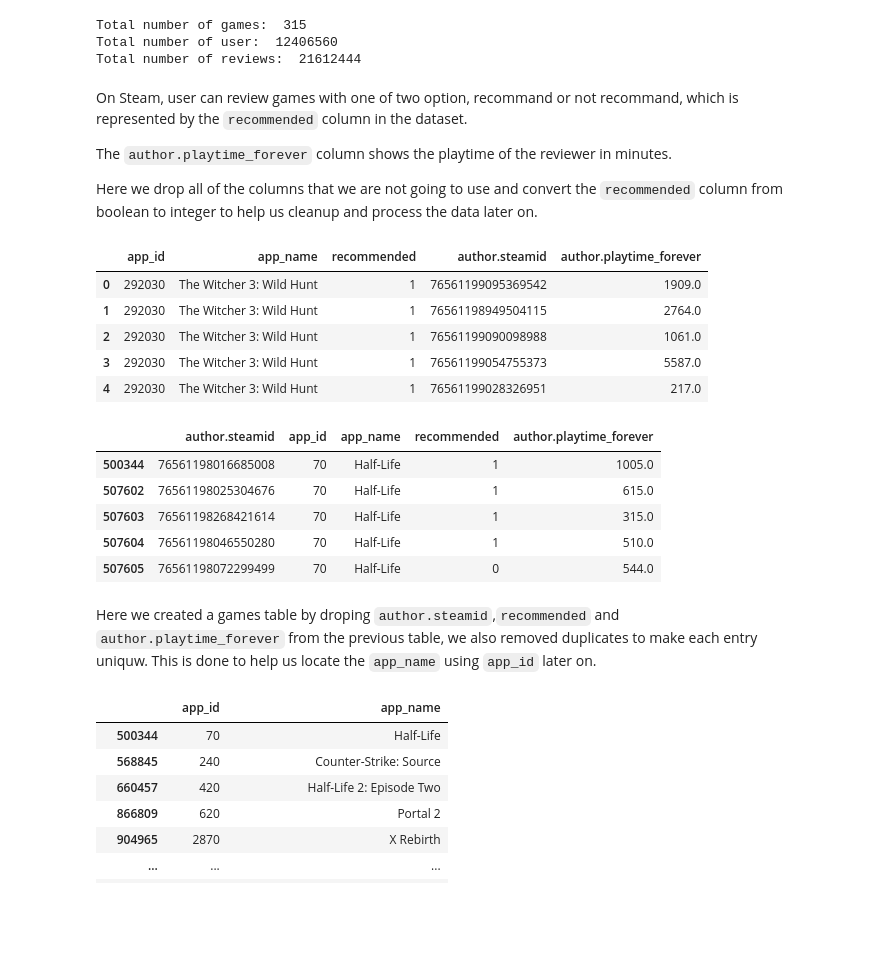
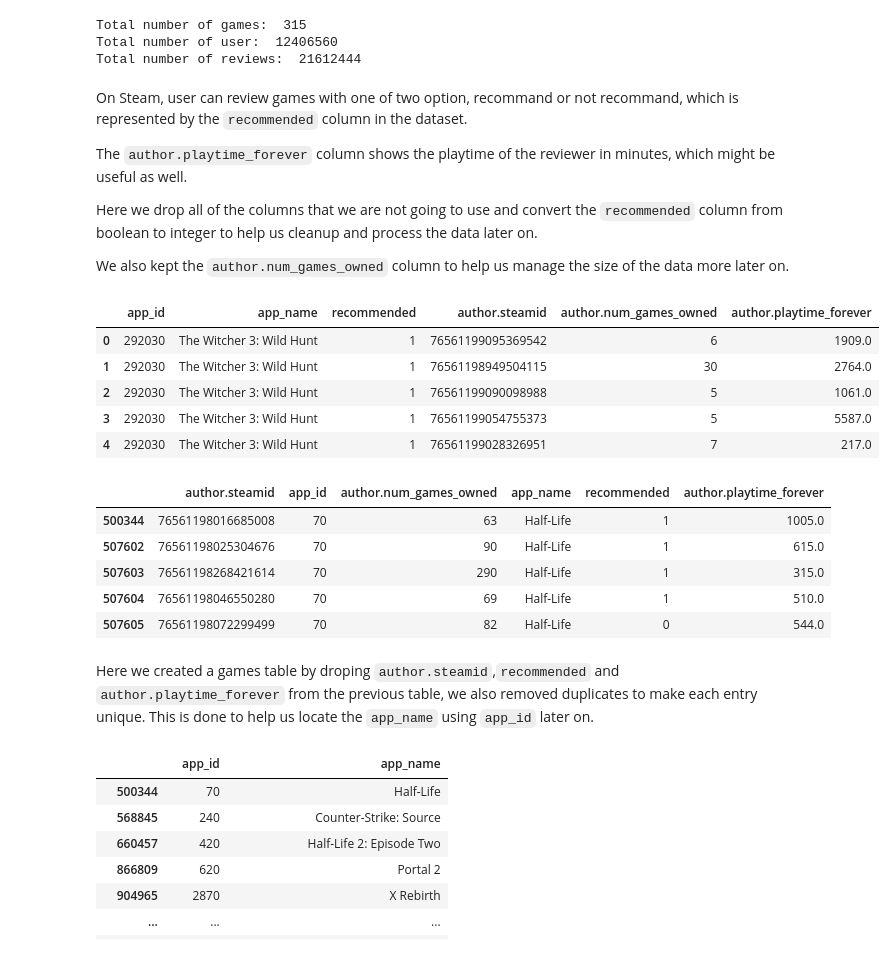
Before and after one commit to Lam-Tech/ICS438-final-project-Remake, a Jupyter notebook: Untitled-checkpoint.ipynb, the cells around one changed output. Cells and saved outputs as stored; diff of their text form; code cells hidden in the pictures; blank space fills up the shorter version.

```diff
--- a/Untitled-checkpoint.ipynb
+++ b/Untitled-checkpoint.ipynb
@@ -44,31 +43,33 @@ Total number of reviews:  21612444
 # %% [markdown]
 On Steam, user can review games with one of two option, recommand or not recommand, which is represented by the `recommended` column in the dataset.
 
-The `author.playtime_forever` column shows the playtime of the reviewer in minutes.
+The `author.playtime_forever` column shows the playtime of the reviewer in minutes, which might be useful as well.
 
 Here we drop all of the columns that we are not going to use and convert the `recommended` column from boolean to integer to help us cleanup and process the data later on.
+
+We also kept the `author.num_games_owned` column to help us manage the size of the data more later on.
 # %%
-rec_df = df.drop(columns=['Unnamed: 0','language','review','review_id','timestamp_created','timestamp_updated','votes_helpful','votes_funny','weighted_vote_score','comment_count','steam_purchase','received_for_free','written_during_early_access','author.num_games_owned','author.num_reviews','author.playtime_last_two_weeks','author.playtime_at_review','author.last_played'])
+rec_df = df.drop(columns=['Unnamed: 0','language','review','review_id','timestamp_created','timestamp_updated','votes_helpful','votes_funny','weighted_vote_score','comment_count','steam_purchase','received_for_free','written_during_early_access','author.num_reviews','author.playtime_last_two_weeks','author.playtime_at_review','author.last_played'])
 rec_df['recommended'] = rec_df["recommended"].astype(int)
 rec_df.head()
 # %% [output]
-|  | app_id | app_name | recommended | author.steamid | author.playtime_forever |
-| 0 | 292030 | The Witcher 3: Wild Hunt | 1 | 76561199095369542 | 1909.0 |
-| 1 | 292030 | The Witcher 3: Wild Hunt | 1 | 76561198949504115 | 2764.0 |
-| 2 | 292030 | The Witcher 3: Wild Hunt | 1 | 76561199090098988 | 1061.0 |
-| 3 | 292030 | The Witcher 3: Wild Hunt | 1 | 76561199054755373 | 5587.0 |
-| 4 | 292030 | The Witcher 3: Wild Hunt | 1 | 76561199028326951 | 217.0 |
+|  | app_id | app_name | recommended | author.steamid | author.num_games_owned | author.playtime_forever |
+| 0 | 292030 | The Witcher 3: Wild Hunt | 1 | 76561199095369542 | 6 | 1909.0 |
+| 1 | 292030 | The Witcher 3: Wild Hunt | 1 | 76561198949504115 | 30 | 2764.0 |
+| 2 | 292030 | The Witcher 3: Wild Hunt | 1 | 76561199090098988 | 5 | 1061.0 |
+| 3 | 292030 | The Witcher 3: Wild Hunt | 1 | 76561199054755373 | 5 | 5587.0 |
+| 4 | 292030 | The Witcher 3: Wild Hunt | 1 | 76561199028326951 | 7 | 217.0 |
 # %%
 rec_df = rec_df.sort_values(by=['app_id'])
-rec_df = rec_df[['author.steamid','app_id','app_name','recommended','author.playtime_forever']]
+rec_df = rec_df[['author.steamid','app_id','author.num_games_owned','app_name','recommended','author.playtime_forever']]
 rec_df.head()
 # %% [output]
-|  | author.steamid | app_id | app_name | recommended | author.playtime_forever |
-| 500344 | 76561198016685008 | 70 | Half-Life | 1 | 1005.0 |
-| 507602 | 76561198025304676 | 70 | Half-Life | 1 | 615.0 |
-| 507603 | 76561198268421614 | 70 | Half-Life | 1 | 315.0 |
-| 507604 | 76561198046550280 | 70 | Half-Life | 1 | 510.0 |
-| 507605 | 76561198072299499 | 70 | Half-Life | 0 | 544.0 |
+|  | author.steamid | app_id | author.num_games_owned | app_name | recommended | author.playtime_forever |
+| 500344 | 76561198016685008 | 70 | 63 | Half-Life | 1 | 1005.0 |
+| 507602 | 76561198025304676 | 70 | 90 | Half-Life | 1 | 615.0 |
+| 507603 | 76561198268421614 | 70 | 290 | Half-Life | 1 | 315.0 |
+| 507604 | 76561198046550280 | 70 | 69 | Half-Life | 1 | 510.0 |
+| 507605 | 76561198072299499 | 70 | 82 | Half-Life | 0 | 544.0 |
 # %% [markdown]
-Here we created a games table by droping `author.steamid`,`recommended` and `author.playtime_forever` from the previous table, we also removed duplicates to make each entry uniquw. This is done to help us locate the `app_name` using `app_id` later on.
+Here we created a games table by droping `author.steamid`,`recommended` and `author.playtime_forever` from the previous table, we also removed duplicates to make each entry unique. This is done to help us locate the `app_name` using `app_id` later on.
 # %%
```
Also changed, not shown: parts of 26 cells of this notebook.
